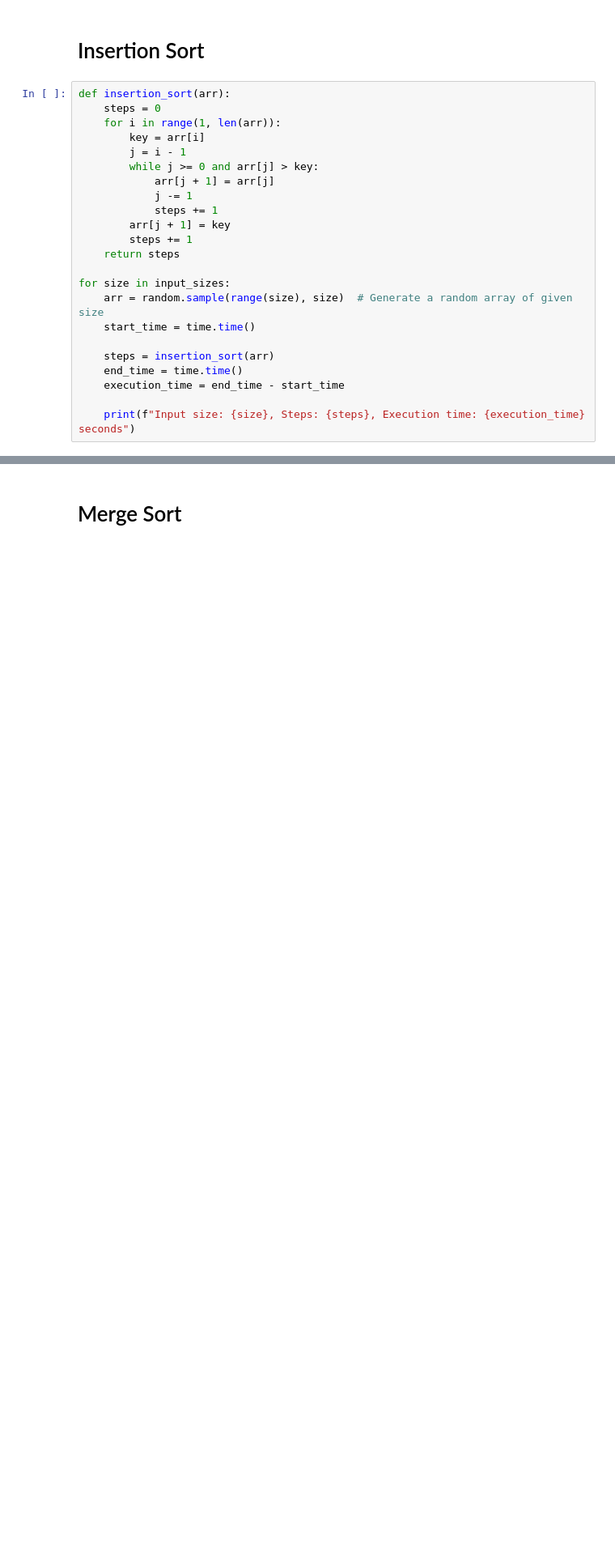
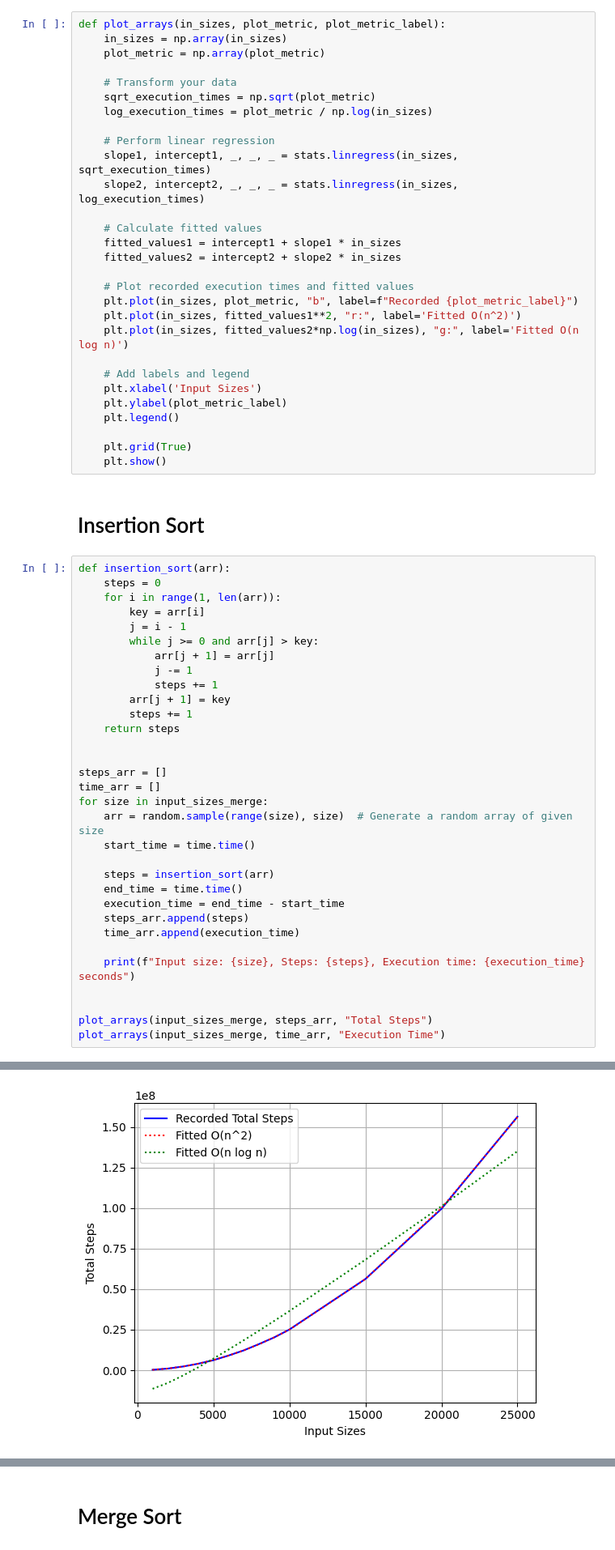
Before and after one commit to TimLindeijer/DAT600, a Jupyter notebook: Assignment 1/Task1.ipynb, the cells around one changed output, grey strips where cells are left out. Shown: that part at 81% size. Cells and saved outputs as stored; diff of their text form; blank space fills up the shorter version.

Commit message:
Added plotting + expaned the input sizes list

```diff
--- a/Assignment 1/Task1.ipynb
+++ b/Assignment 1/Task1.ipynb
@@ -8,3 +14,32 @@ input_sizes = [10, 100, 1000, 10000]
+# %%
+def plot_arrays(in_sizes, plot_metric, plot_metric_label):
+    in_sizes = np.array(in_sizes)
+    plot_metric = np.array(plot_metric)
+
+    # Transform your data
+    sqrt_execution_times = np.sqrt(plot_metric)
+    log_execution_times = plot_metric / np.log(in_sizes)
+
+    # Perform linear regression
+    slope1, intercept1, _, _, _ = stats.linregress(in_sizes, sqrt_execution_times)
+    slope2, intercept2, _, _, _ = stats.linregress(in_sizes, log_execution_times)
+
+    # Calculate fitted values
+    fitted_values1 = intercept1 + slope1 * in_sizes
+    fitted_values2 = intercept2 + slope2 * in_sizes
+
+    # Plot recorded execution times and fitted values
+    plt.plot(in_sizes, plot_metric, "b", label=f"Recorded {plot_metric_label}")
+    plt.plot(in_sizes, fitted_values1**2, "r:", label='Fitted O(n^2)')
+    plt.plot(in_sizes, fitted_values2*np.log(in_sizes), "g:", label='Fitted O(n log n)')
+
+    # Add labels and legend
+    plt.xlabel('Input Sizes')
+    plt.ylabel(plot_metric_label)
+    plt.legend()
+
+    plt.grid(True)
+    plt.show()
 # %% [markdown]
 # Insertion Sort
 # %%
@@ -21,12 +56,22 @@ def insertion_sort(arr):
         steps += 1
     return steps
 
-for size in input_sizes:
+
+steps_arr = []
+time_arr = []
+for size in input_sizes_merge:
     arr = random.sample(range(size), size)  # Generate a random array of given size
     start_time = time.time()
 
     steps = insertion_sort(arr)
     end_time = time.time()
     execution_time = end_time - start_time
+    steps_arr.append(steps)
+    time_arr.append(execution_time)
 
     print(f"Input size: {size}, Steps: {steps}, Execution time: {execution_time} seconds")
+
+
+plot_arrays(input_sizes_merge, steps_arr, "Total Steps")
+plot_arrays(input_sizes_merge, time_arr, "Execution Time")
+# %% [output]
@@ -32,0 +91 @@ for size in input_sizes:
+[figure, added]
```
Also changed, not shown: parts of 7 cells of this notebook.
